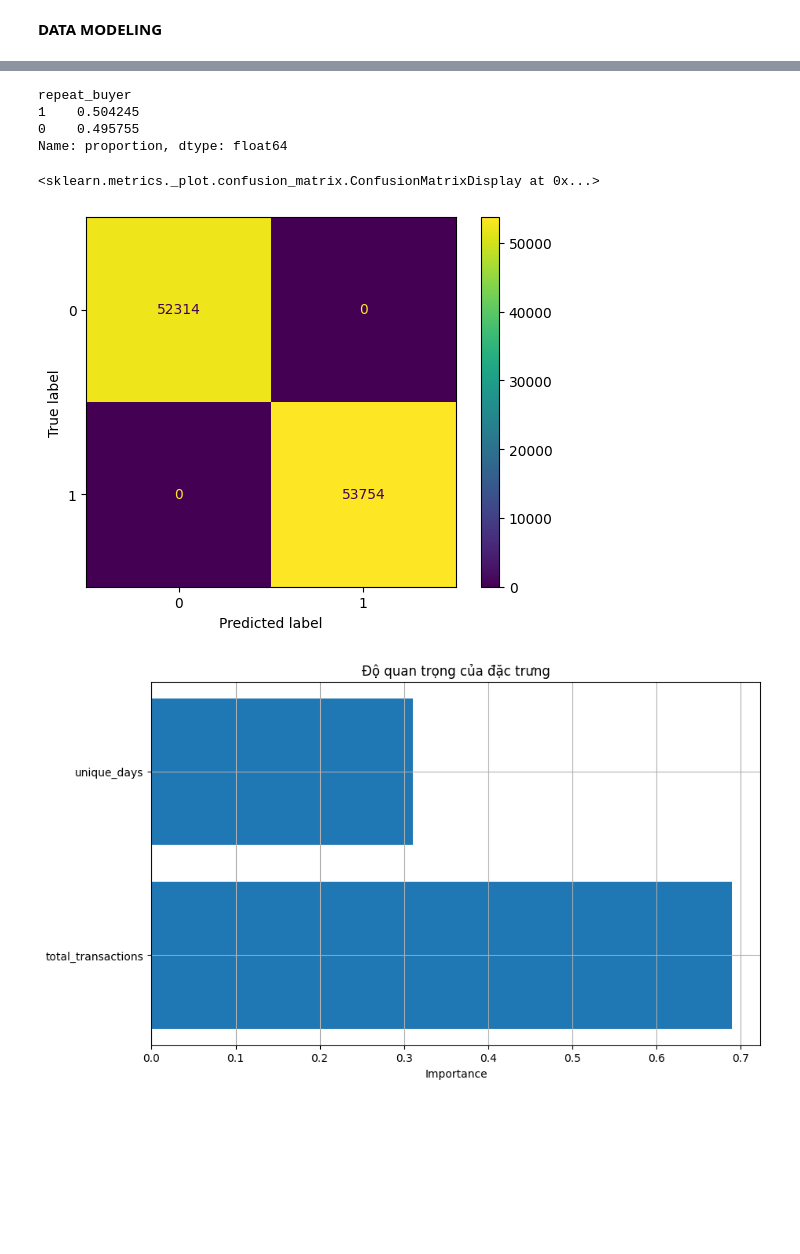
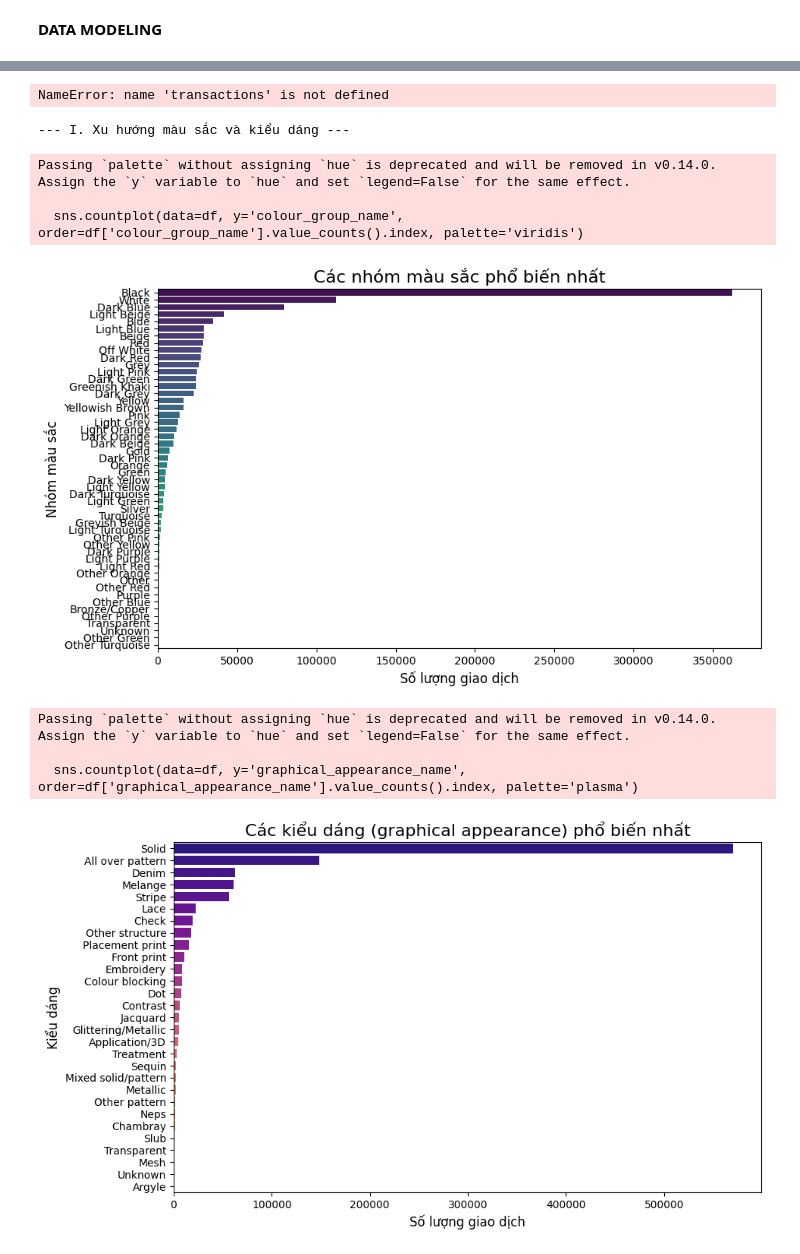
Before and after one commit to dungmike96/Mike_Porfolio, a Jupyter notebook: HM_Porfolio.ipynb, the cells around one changed output, grey strips where cells are left out. Cells and saved outputs as stored; diff of their text form; code cells hidden in the pictures; blank space fills up the shorter version.

```diff
--- a/HM_Porfolio.ipynb
+++ b/HM_Porfolio.ipynb
@@ -357,30 +331,42 @@ weighted avg       1.00      1.00      1.00    106068
-# %%
-print(y.value_counts(normalize=True))
-# %% [output]
-repeat_buyer
-1    0.504245
-0    0.495755
-Name: proportion, dtype: float64
-# %%
-from sklearn.metrics import confusion_matrix, ConfusionMatrixDisplay
-
-cm = confusion_matrix(y_test, y_pred)
-disp = ConfusionMatrixDisplay(confusion_matrix=cm)
-disp.plot()
-# %% [output]
-<sklearn.metrics._plot.confusion_matrix.ConfusionMatrixDisplay at 0x...>
-[figure, removed]
-# %%
-import matplotlib.pyplot as plt
-
-importances = model.feature_importances_
-features = X.columns
-
-plt.figure(figsize=(10,6))
-plt.barh(features, importances)
-plt.title("Độ quan trọng của đặc trưng")
-plt.xlabel("Importance")
-plt.grid(True)
-plt.show()
-# %% [output]
-[figure, removed]
+# %%
+import pandas as pd
+import numpy as np
+import seaborn as sns
+import matplotlib.pyplot as plt
+
+
+df = pd.merge(transactions, customers, on='customer_id', how='left')
+df = pd.merge(df, articles, on='article_id', how='left')
+# %% [output]
+NameError: name 'transactions' is not defined
+# %%
+# --- BẮT ĐẦU PHÂN TÍCH ---
+# --- I. Xu hướng màu sắc và kiểu dáng ---
+
+print("\n--- I. Xu hướng màu sắc và kiểu dáng ---")
+
+# 1. Màu sắc thịnh hành
+plt.figure(figsize=(10, 6))
+sns.countplot(data=df, y='colour_group_name', order=df['colour_group_name'].value_counts().index, palette='viridis')
+plt.title('Các nhóm màu sắc phổ biến nhất', fontsize=16)
+plt.xlabel('Số lượng giao dịch', fontsize=12)
+plt.ylabel('Nhóm màu sắc', fontsize=12)
+plt.show()
+
+# 2. Kiểu dáng thịnh hành (graphical_appearance_name)
+plt.figure(figsize=(10, 6))
+sns.countplot(data=df, y='graphical_appearance_name', order=df['graphical_appearance_name'].value_counts().index, palette='plasma')
+plt.title('Các kiểu dáng (graphical appearance) phổ biến nhất', fontsize=16)
+plt.xlabel('Số lượng giao dịch', fontsize=12)
+plt.ylabel('Kiểu dáng', fontsize=12)
+plt.show()
+# %% [output]
+--- I. Xu hướng màu sắc và kiểu dáng ---
+Passing `palette` without assigning `hue` is deprecated and will be removed in v0.14.0. Assign the `y` variable to `hue` and set `legend=False` for the same effect.
+
+  sns.countplot(data=df, y='colour_group_name', order=df['colour_group_name'].value_counts().index, palette='viridis')
+[figure, added]
+Passing `palette` without assigning `hue` is deprecated and will be removed in v0.14.0. Assign the `y` variable to `hue` and set `legend=False` for the same effect.
+
+  sns.countplot(data=df, y='graphical_appearance_name', order=df['graphical_appearance_name'].value_counts().index, palette='plasma')
+[figure, added]
```
Also changed, not shown: parts of 20 cells of this notebook.
